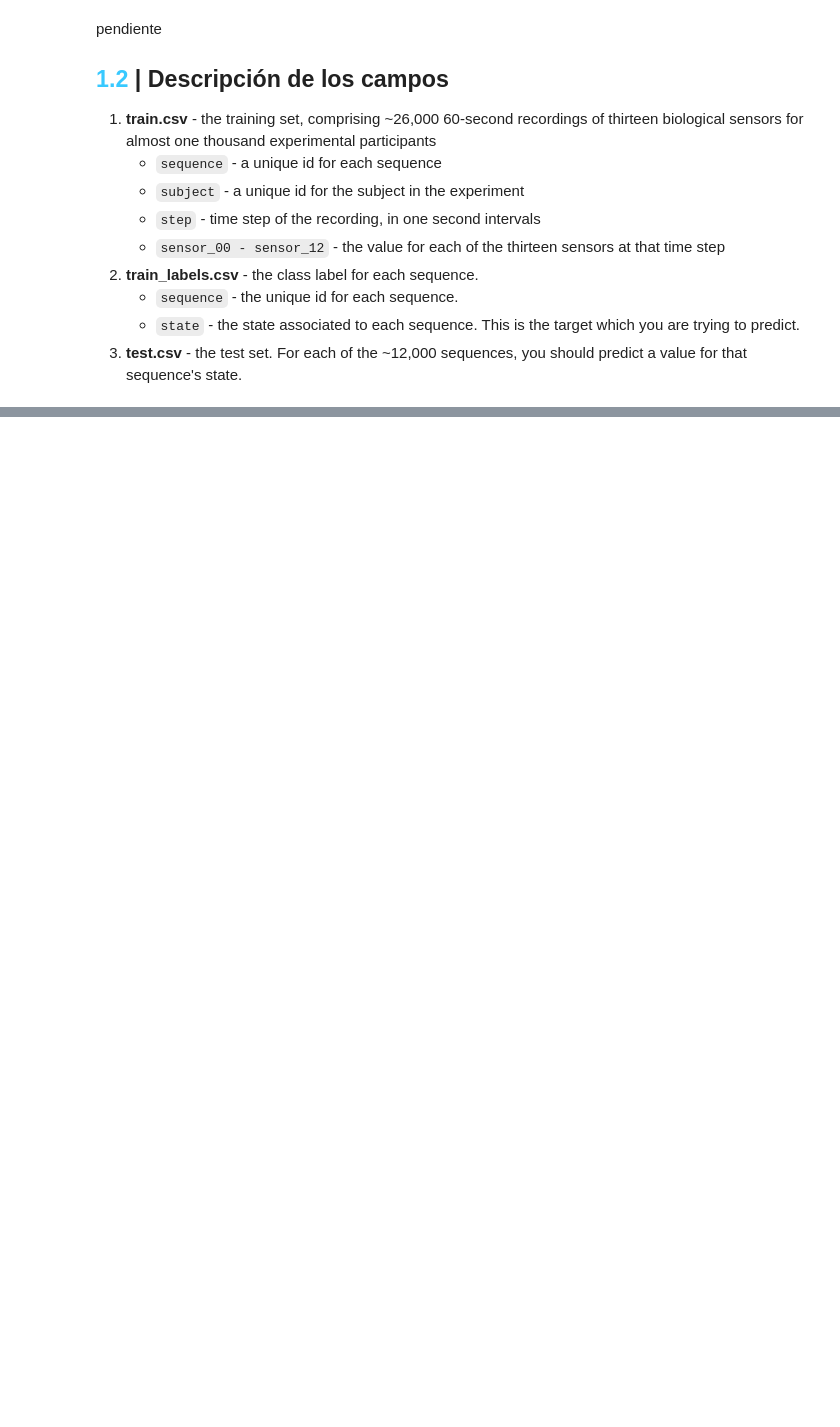
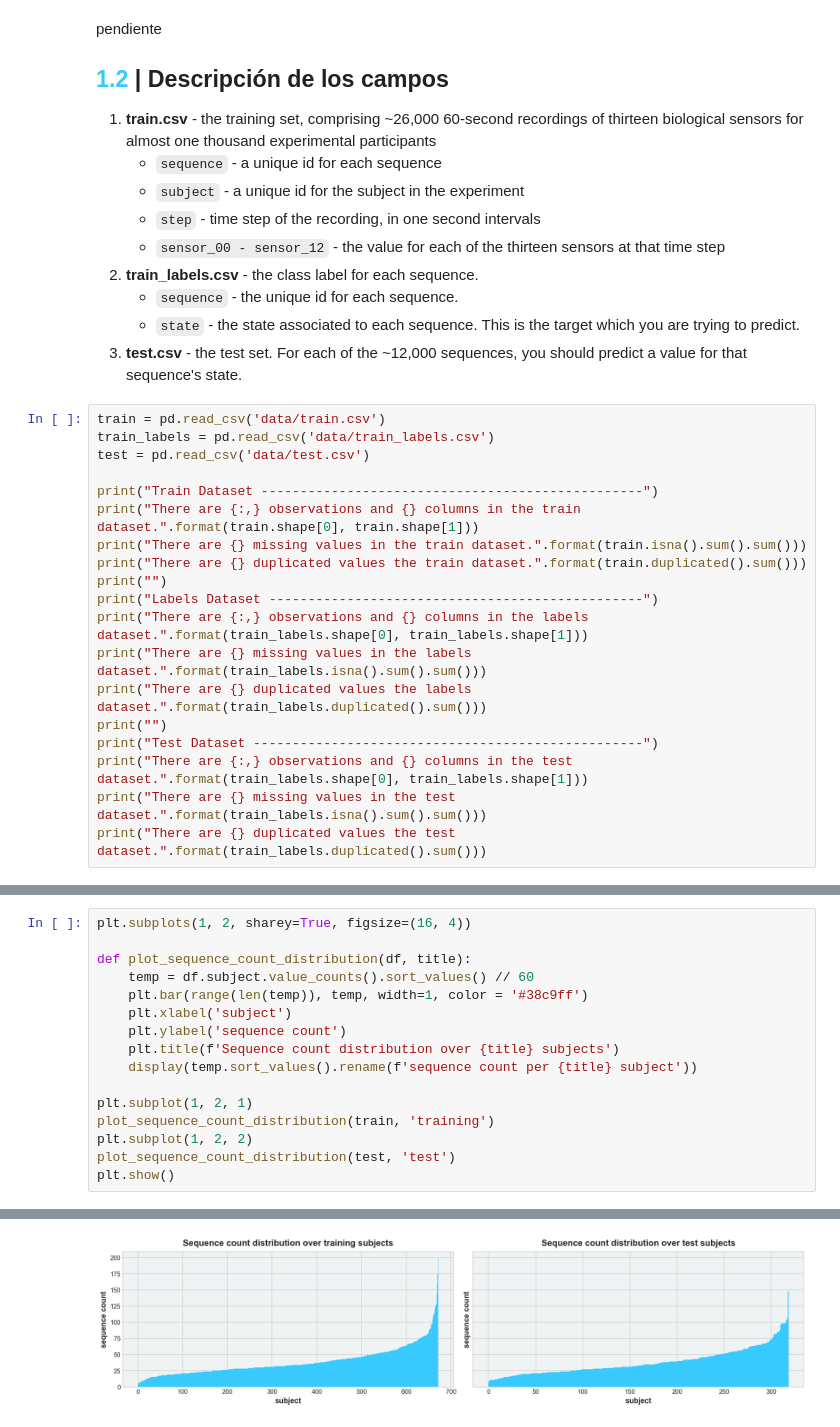
Before and after one commit to rdurango92/sensores, a Jupyter notebook: Sensores.ipynb, the cells around one changed output, grey strips where cells are left out. Saved outputs shown, nothing was run; the diff lists cells and outputs as text; blank space fills up the shorter version.

```diff
--- a/Sensores.ipynb
+++ b/Sensores.ipynb
@@ -68,3 +71,22 @@ pendiente
     - `sequence` - the unique id for each sequence.
     - `state` - the state associated to each sequence. This is the target which you are trying to predict.
 3. **test.csv** - the test set. For each of the ~12,000 sequences, you should predict a value for that sequence's state.
+# %%
+train = pd.read_csv('data/train.csv')
+train_labels = pd.read_csv('data/train_labels.csv')
+test = pd.read_csv('data/test.csv')
+
+print("Train Dataset -------------------------------------------------")
+print("There are {:,} observations and {} columns in the train dataset.".format(train.shape[0], train.shape[1]))
+print("There are {} missing values in the train dataset.".format(train.isna().sum().sum()))
+print("There are {} duplicated values the train dataset.".format(train.duplicated().sum()))
+print("")
+print("Labels Dataset ------------------------------------------------")
+print("There are {:,} observations and {} columns in the labels dataset.".format(train_labels.shape[0], train_labels.shape[1]))
+print("There are {} missing values in the labels dataset.".format(train_labels.isna().sum().sum()))
+print("There are {} duplicated values the labels dataset.".format(train_labels.duplicated().sum()))
+print("")
+print("Test Dataset --------------------------------------------------")
+print("There are {:,} observations and {} columns in the test dataset.".format(train_labels.shape[0], train_labels.shape[1]))
+print("There are {} missing values in the test dataset.".format(train_labels.isna().sum().sum()))
+print("There are {} duplicated values the test dataset.".format(train_labels.duplicated().sum()))
@@ -70,0 +151,17 @@ pendiente
+# %%
+plt.subplots(1, 2, sharey=True, figsize=(16, 4))
+
+def plot_sequence_count_distribution(df, title):
+    temp = df.subject.value_counts().sort_values() // 60
+    plt.bar(range(len(temp)), temp, width=1, color = '#38c9ff')
+    plt.xlabel('subject')
+    plt.ylabel('sequence count')
+    plt.title(f'Sequence count distribution over {title} subjects')
+    display(temp.sort_values().rename(f'sequence count per {title} subject'))
+
+plt.subplot(1, 2, 1)
+plot_sequence_count_distribution(train, 'training')
+plt.subplot(1, 2, 2)
+plot_sequence_count_distribution(test, 'test')
+plt.show()
+# %% [output]
@@ -70,0 +192 @@ pendiente
+[figure, added]
```
Also changed, not shown: parts of 26 cells of this notebook.
